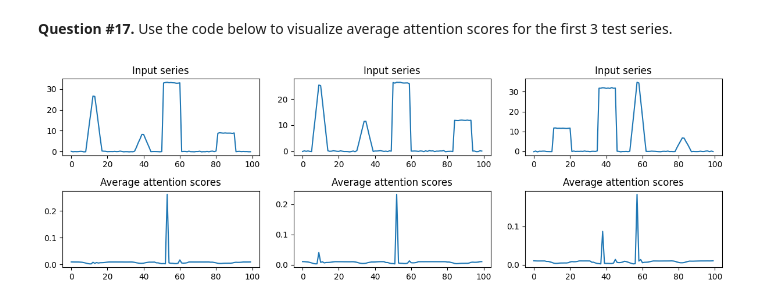
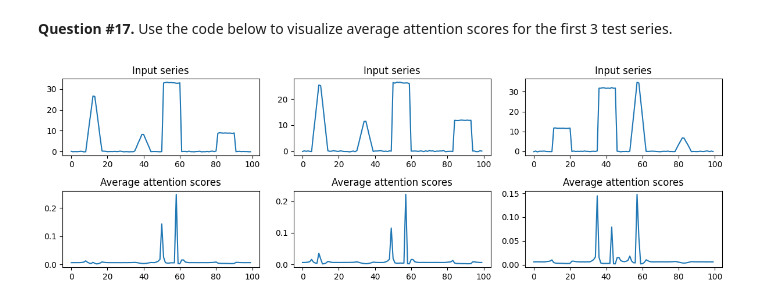
Before and after one commit to rtavenar/deep-notebooks, a Jupyter notebook: Sequences_corr.ipynb, the cells around one changed output. Drawn from its saved outputs; the diff is of its cells as text; code cells hidden in the pictures.

```diff
--- a/Sequences_corr.ipynb
+++ b/Sequences_corr.ipynb
@@ -568,22 +540,22 @@ for i in range(6):
 # %%
 from keras.models import Sequential
 
 def visualize_average_attention_scores(model, index_of_attention_layer, time_series):
     sub_model = Sequential(model.layers[:index_of_attention_layer])
     input_features = sub_model(time_series)
     att_layer = model.layers[index_of_attention_layer]
     _, weights = att_layer(input_features, return_attention_scores=True)
 
     plt.figure(figsize=(4*len(time_series), 4))
     for idx, ts in enumerate(time_series):
         plt.subplot(2, len(time_series), idx + 1)
         plt.plot(ts.ravel())
         plt.title("Input series")
         plt.subplot(2, len(time_series), len(time_series) + idx + 1)
         plt.plot(weights[idx, 0].numpy().mean(axis=0))
         plt.title("Average attention scores")
     plt.tight_layout()
 
-visualize_average_attention_scores(attn_model, 2, test_inputs[:3])
+visualize_average_attention_scores(model, 2, test_inputs[:3])
 # %% [output]
-[figure, old version]
+[figure, new version]
```
Also changed, not shown: parts of 15 cells of this notebook, 2 other files.
